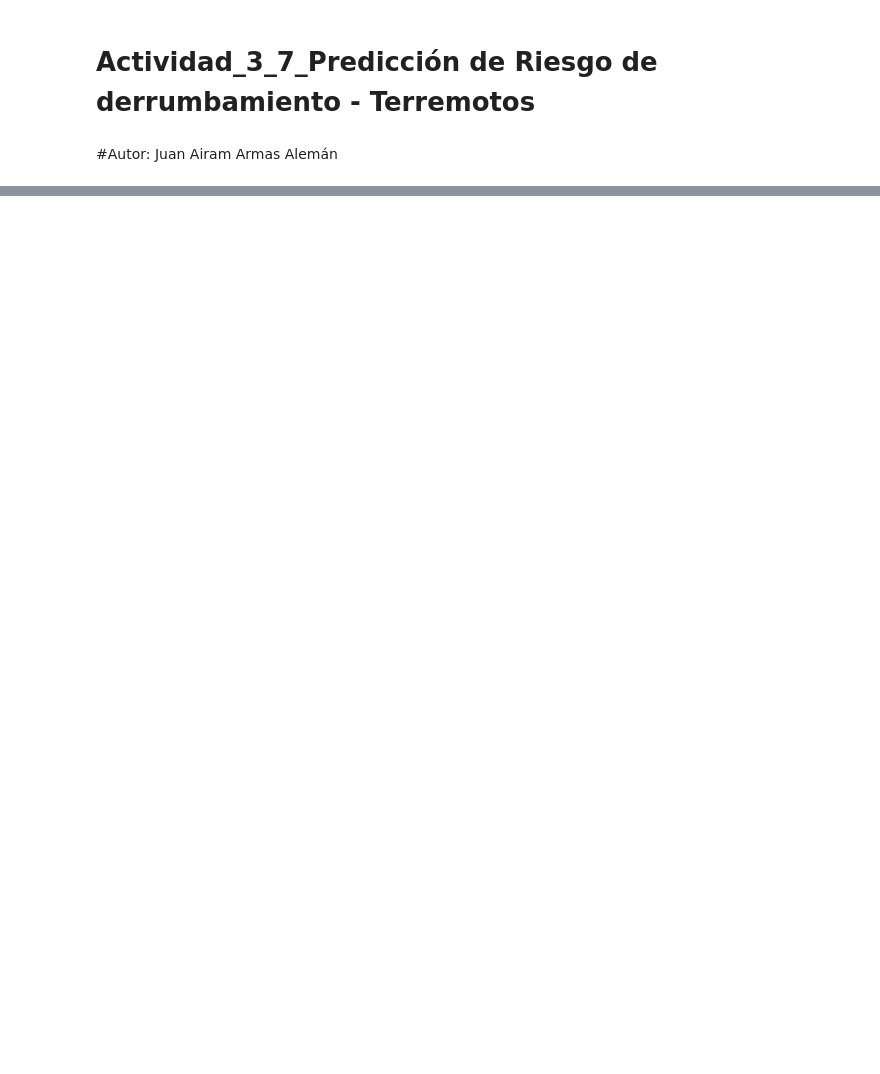
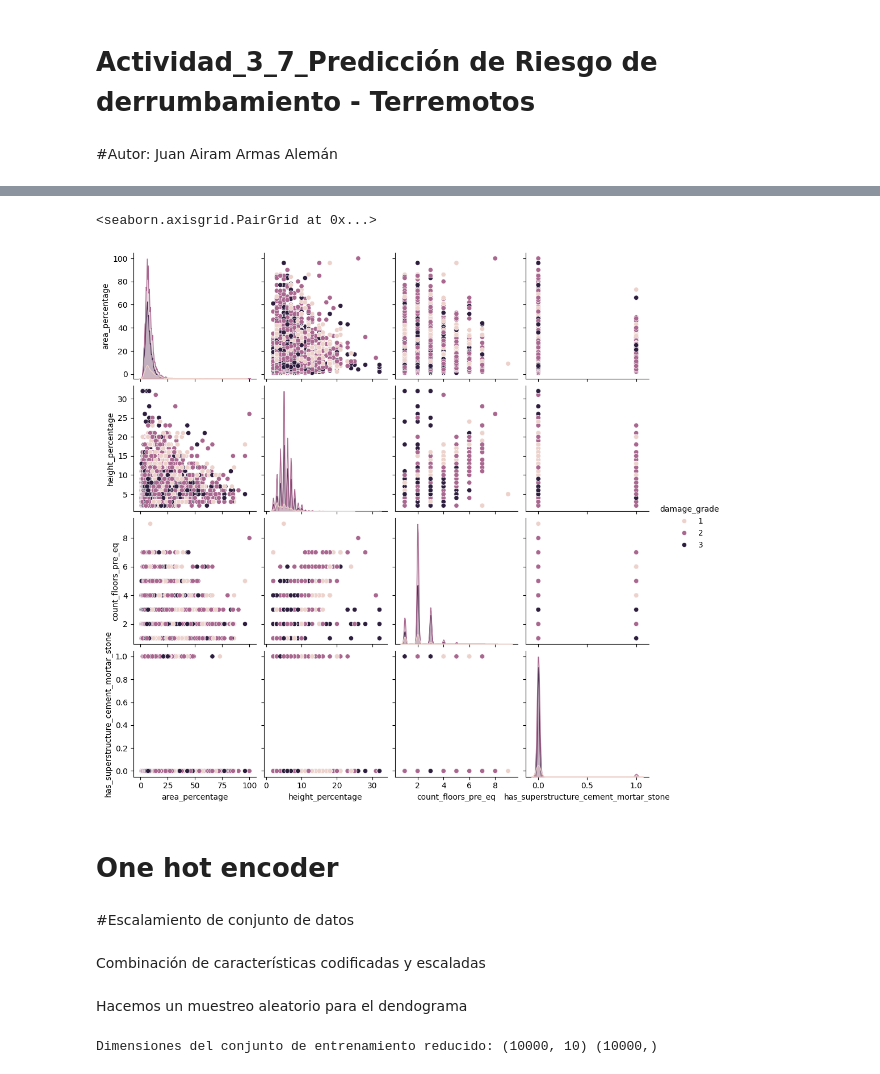
Before and after one commit to JuanArmas/BigDataSNS, a Jupyter notebook: Actividad_3_7_Terremotos_Juan_Armas.ipynb, the cells around one changed output, grey strips where cells are left out. Cells and saved outputs as stored; diff of their text form; code cells hidden in the pictures; blank space fills up the shorter version.

```diff
--- a/Actividad_3_7_Terremotos_Juan_Armas.ipynb
+++ b/Actividad_3_7_Terremotos_Juan_Armas.ipynb
@@ -80,0 +96,15 @@ train_values_df.head()
+# %%
+selected_features = ['foundation_type',
+                     'area_percentage',
+                     'height_percentage',
+                     'count_floors_pre_eq',
+                     'land_surface_condition',
+                     'has_superstructure_cement_mortar_stone']
+
+X_train_values = train_values_df[selected_features]
+# %%
+sns.pairplot(X_train_values.join(train_labels_df),
+             hue='damage_grade')
+# %% [output]
+<seaborn.axisgrid.PairGrid at 0x...>
+[figure, added]
@@ -80,0 +127,2 @@ train_values_df.head()
+# %% [markdown]
+# One hot encoder
@@ -80,0 +143,2 @@ train_values_df.head()
+# %% [markdown]
+#Escalamiento de conjunto de datos
@@ -80,0 +155,2 @@ train_values_df.head()
+# %% [markdown]
+Combinación de características codificadas y escaladas
@@ -80,0 +164,23 @@ train_values_df.head()
+# %% [markdown]
+Hacemos un muestreo aleatorio para el dendograma
+# %%
+# Tamaño de la muestra deseada
+sample_size = 10000  # Seleccionaremos 3000 filas de entrenamiento de forma aleatoria
+
+# Convertir X_train_combined a DataFrame (si no es DataFrame)
+X_train_df = pd.DataFrame(X_train_combined)
+
+# Concatenar X_train_df con y_train para mantener las relaciones entre características y etiquetas
+train_data = pd.concat([X_train_df, pd.DataFrame(y_train, columns=['target'])], axis=1)
+
+# Realizar muestreo aleatorio para seleccionar una muestra del conjunto de entrenamiento
+sampled_train_data = train_data.sample(n=sample_size, random_state=42)
+
+# Separar las características y las etiquetas de la muestra aleatoria
+X_train_sampled = sampled_train_data.drop(columns=['target']).values
+y_train_sampled = sampled_train_data['target'].values
+
+# Verificar las dimensiones del conjunto de entrenamiento reducido
+print("Dimensiones del conjunto de entrenamiento reducido:", X_train_sampled.shape, y_train_sampled.shape)
+# %% [output]
+Dimensiones del conjunto de entrenamiento reducido: (10000, 10) (10000,)
```
Also changed, not shown: parts of 35 cells of this notebook.
